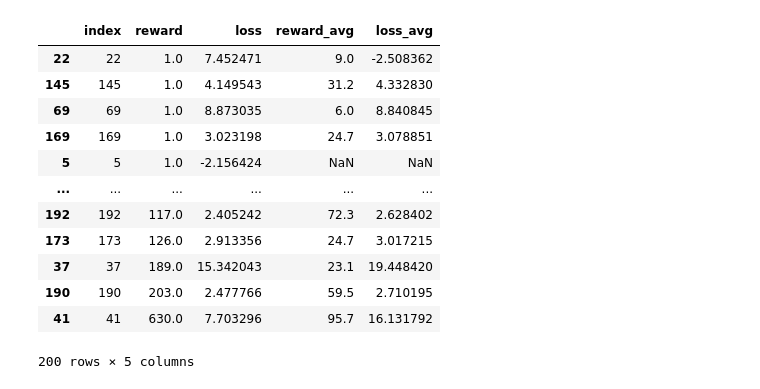
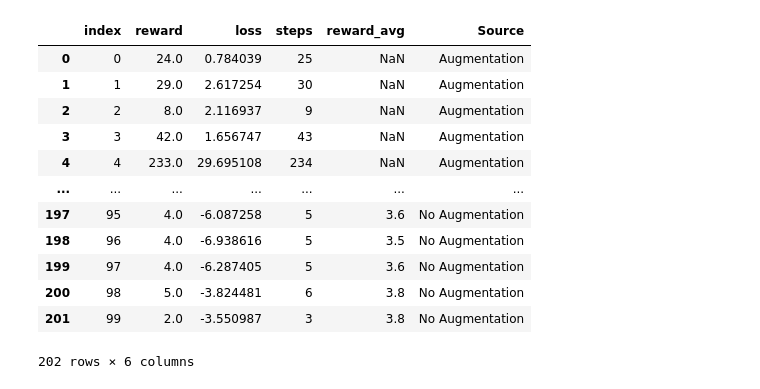
Before and after one commit to oliverc1623/Sim2Real, a Jupyter notebook: vista/rl/analyze.ipynb, the cells around one changed output. Cells and saved outputs as stored; diff of their text form; code cells hidden in the pictures.

```diff
--- a/vista/rl/analyze.ipynb
+++ b/vista/rl/analyze.ipynb
@@ -42,17 +78,19 @@ df['loss_avg'] = df['loss'].rolling(window=10).mean()
-# %%
-df.sort_values("reward")
-# %% [output]
-|  | index | reward | loss | reward_avg | loss_avg |
-| 22 | 22 | 1.0 | 7.452471 | 9.0 | -2.508362 |
-| 145 | 145 | 1.0 | 4.149543 | 31.2 | 4.332830 |
-| 69 | 69 | 1.0 | 8.873035 | 6.0 | 8.840845 |
-| 169 | 169 | 1.0 | 3.023198 | 24.7 | 3.078851 |
-| 5 | 5 | 1.0 | -2.156424 | NaN | NaN |
-| ... | ... | ... | ... | ... | ... |
-| 192 | 192 | 117.0 | 2.405242 | 72.3 | 2.628402 |
-| 173 | 173 | 126.0 | 2.913356 | 24.7 | 3.017215 |
-| 37 | 37 | 189.0 | 15.342043 | 23.1 | 19.448420 |
-| 190 | 190 | 203.0 | 2.477766 | 59.5 | 2.710195 |
-| 41 | 41 | 630.0 | 7.703296 | 95.7 | 16.131792 |
-200 rows × 5 columns
+# %%
+# concatenate the dataframes
+df = pd.concat([df, df2], ignore_index=True)
+df
+# %% [output]
+|  | index | reward | loss | steps | reward_avg | Source |
+| 0 | 0 | 24.0 | 0.784039 | 25 | NaN | Augmentation |
+| 1 | 1 | 29.0 | 2.617254 | 30 | NaN | Augmentation |
+| 2 | 2 | 8.0 | 2.116937 | 9 | NaN | Augmentation |
+| 3 | 3 | 42.0 | 1.656747 | 43 | NaN | Augmentation |
+| 4 | 4 | 233.0 | 29.695108 | 234 | NaN | Augmentation |
+| ... | ... | ... | ... | ... | ... | ... |
+| 197 | 95 | 4.0 | -6.087258 | 5 | 3.6 | No Augmentation |
+| 198 | 96 | 4.0 | -6.938616 | 5 | 3.5 | No Augmentation |
+| 199 | 97 | 4.0 | -6.287405 | 5 | 3.6 | No Augmentation |
+| 200 | 98 | 5.0 | -3.824481 | 6 | 3.8 | No Augmentation |
+| 201 | 99 | 2.0 | -3.550987 | 3 | 3.8 | No Augmentation |
+202 rows × 6 columns
 # %%
```
Also changed, not shown: parts of 6 cells of this notebook, 4 other files.
